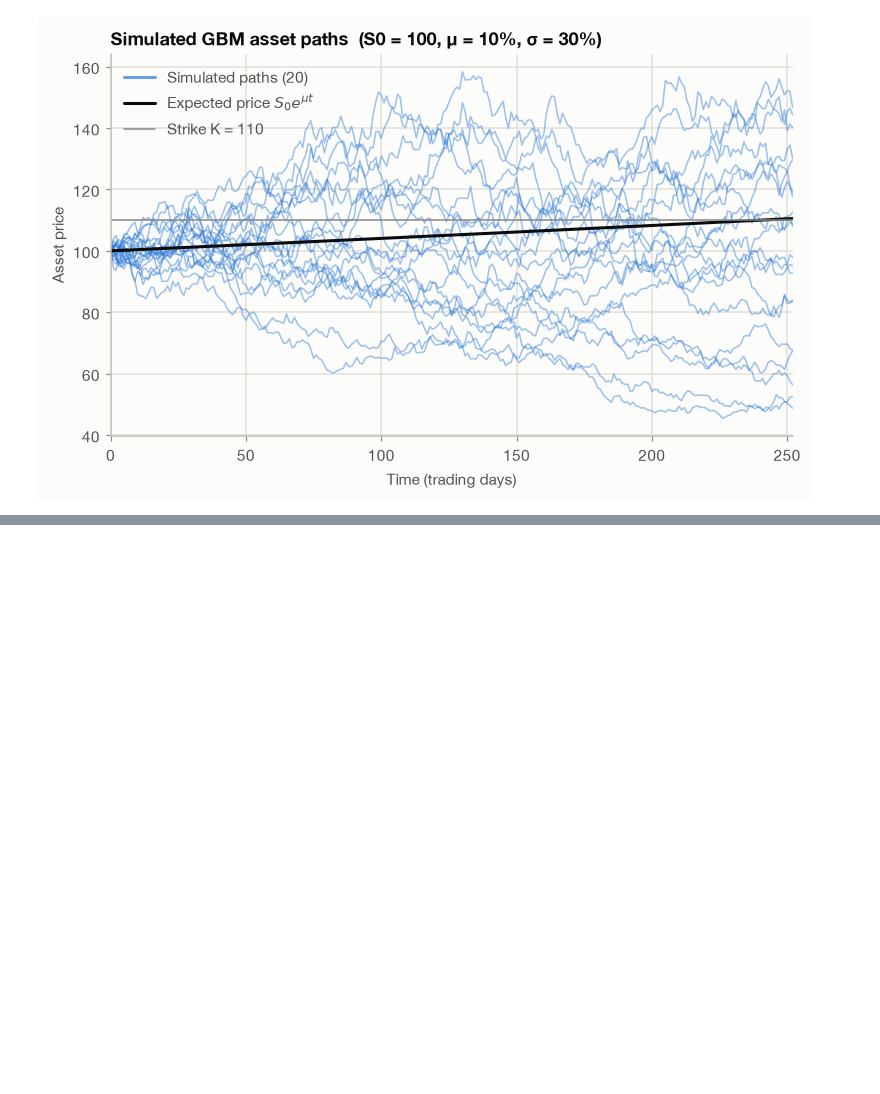
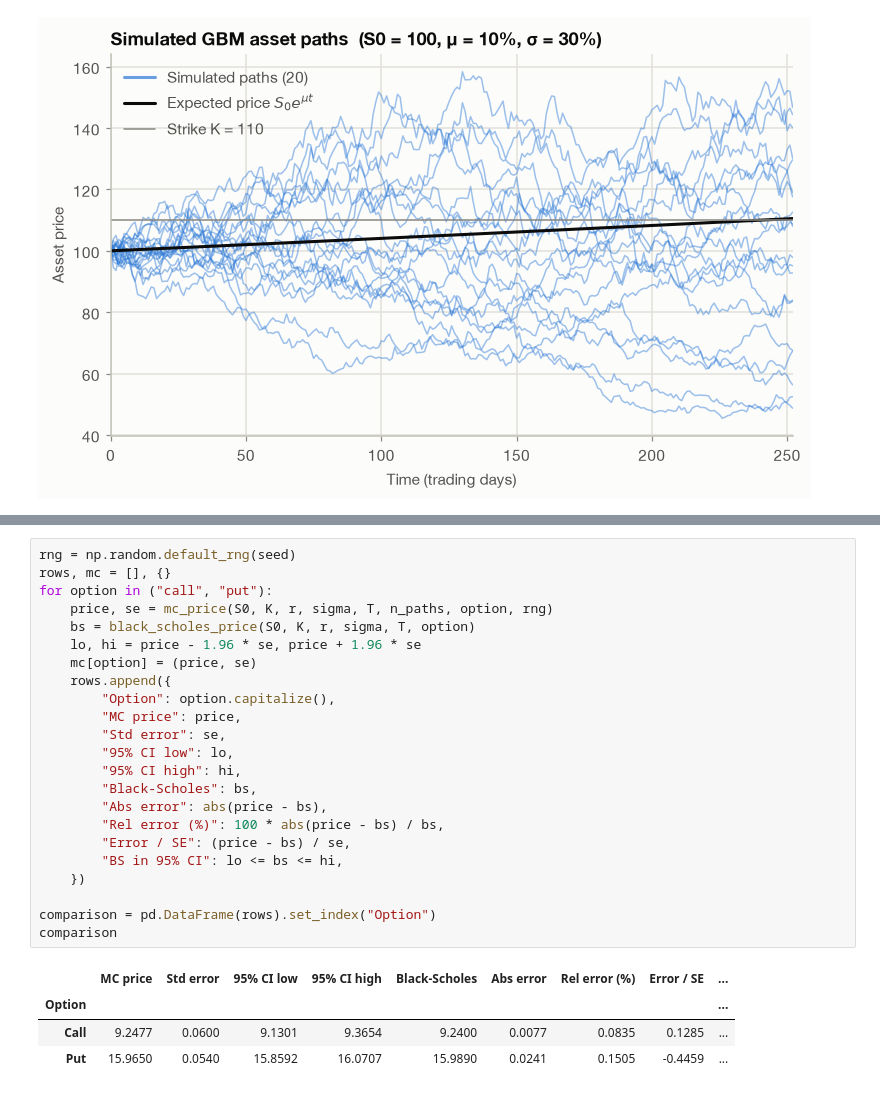
Before and after one commit to mikereg/Monte-Carlo-Option-Pricing, a Jupyter notebook: MC_vs_Black_Scholes.ipynb, the cells around one changed output, grey strips where cells are left out. Drawn from its saved outputs; the diff is of its cells as text; blank space fills up the shorter version.

Commit message:
Compare Monte Carlo and Black-Scholes prices in a table

```diff
--- a/MC_vs_Black_Scholes.ipynb
+++ b/MC_vs_Black_Scholes.ipynb
@@ -136,0 +140,28 @@ plt.show()
+# %%
+rng = np.random.default_rng(seed)
+rows, mc = [], {}
+for option in ("call", "put"):
+    price, se = mc_price(S0, K, r, sigma, T, n_paths, option, rng)
+    bs = black_scholes_price(S0, K, r, sigma, T, option)
+    lo, hi = price - 1.96 * se, price + 1.96 * se
+    mc[option] = (price, se)
+    rows.append({
+        "Option": option.capitalize(),
+        "MC price": price,
+        "Std error": se,
+        "95% CI low": lo,
+        "95% CI high": hi,
+        "Black-Scholes": bs,
+        "Abs error": abs(price - bs),
+        "Rel error (%)": 100 * abs(price - bs) / bs,
+        "Error / SE": (price - bs) / se,
+        "BS in 95% CI": lo <= bs <= hi,
+    })
+
+comparison = pd.DataFrame(rows).set_index("Option")
+comparison
+# %% [output]
+|  | MC price | Std error | 95% CI low | 95% CI high | Black-Scholes | Abs error | Rel error (%) | Error / SE | ... |
+| Option |  |  |  |  |  |  |  |  | ... |
+| Call | 9.2477 | 0.0600 | 9.1301 | 9.3654 | 9.2400 | 0.0077 | 0.0835 | 0.1285 | ... |
+| Put | 15.9650 | 0.0540 | 15.8592 | 16.0707 | 15.9890 | 0.0241 | 0.1505 | -0.4459 | ... |
```
Also changed, not shown: parts of 1 cell of this notebook.
